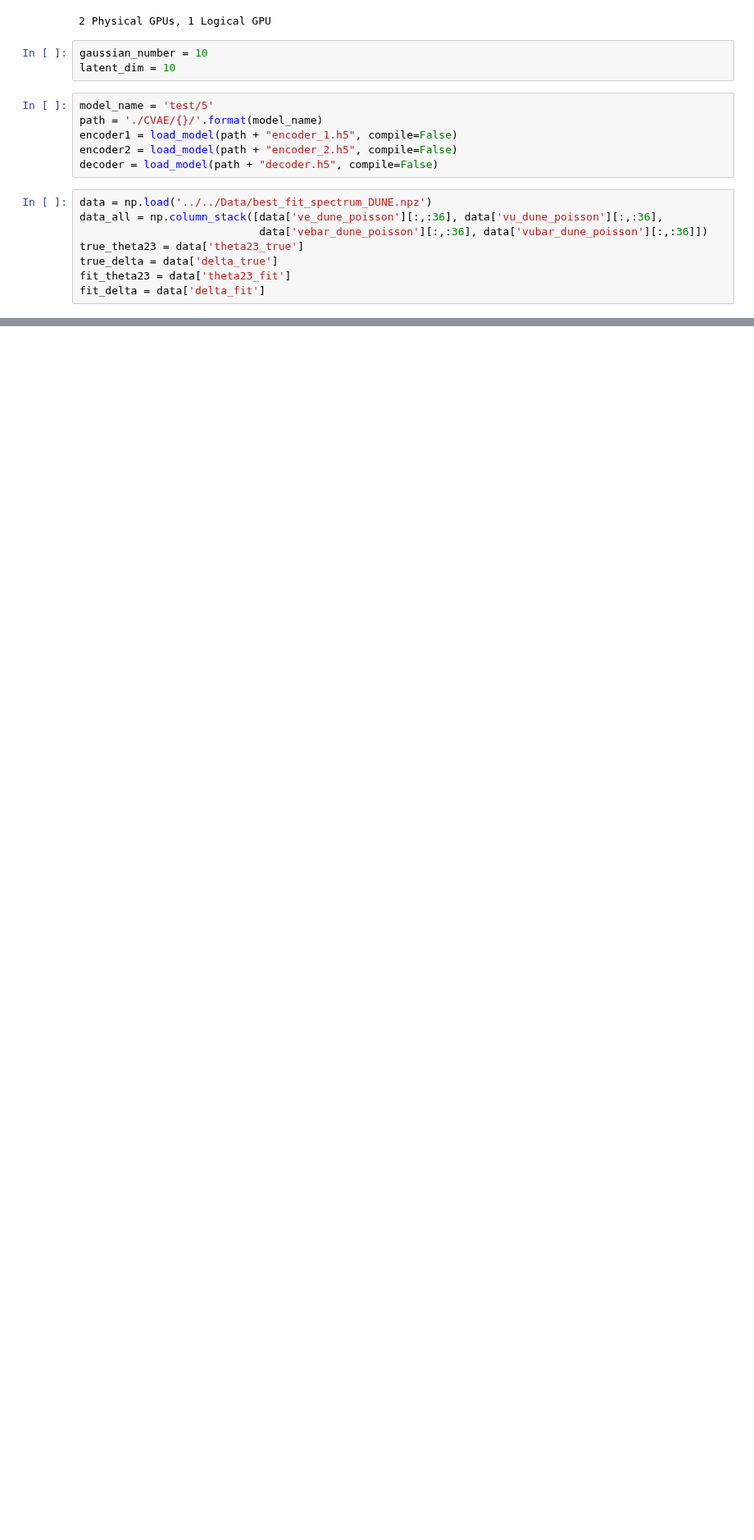
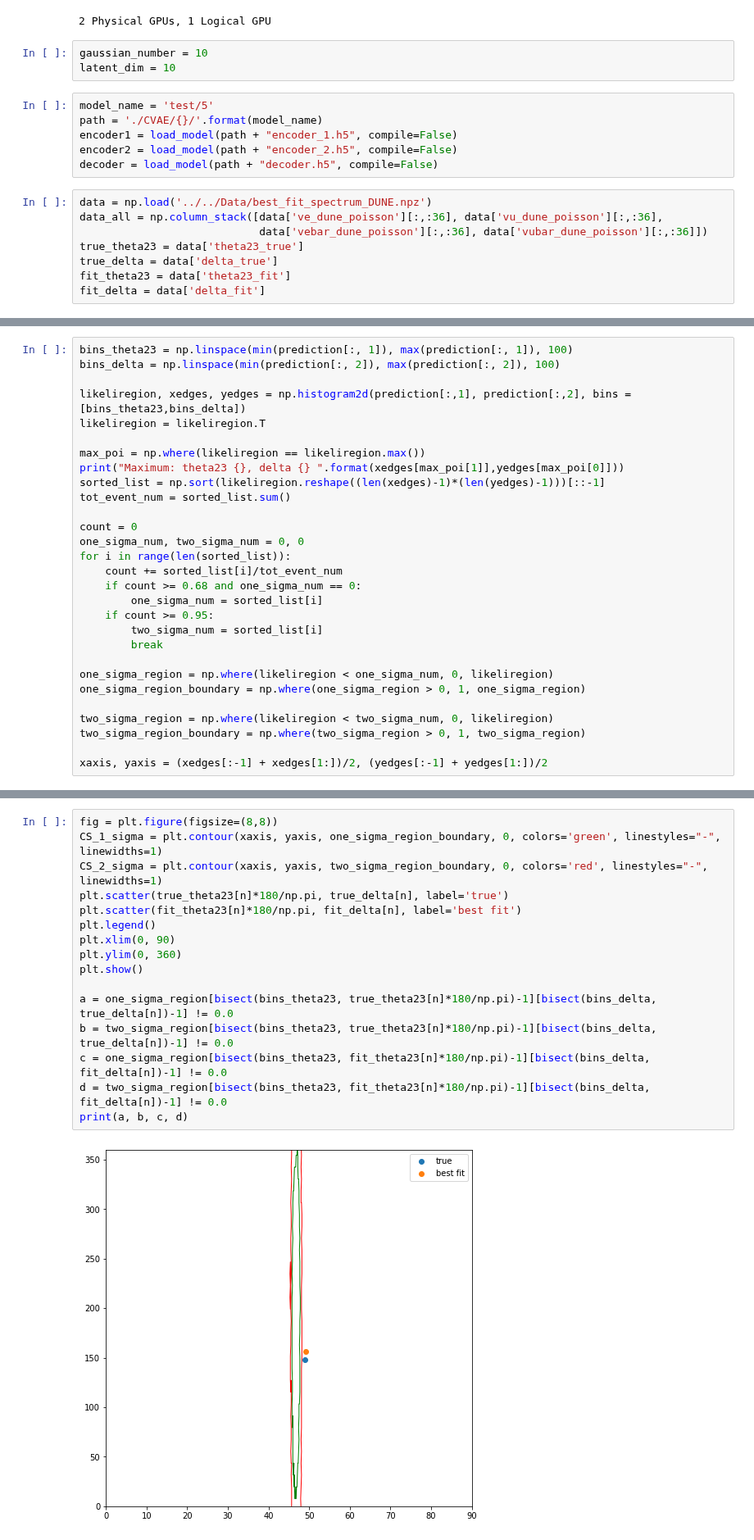
Before and after one commit to davidho27941/ML4NO, a Jupyter notebook: ML_DUNE/Regression/true_ML_BestFit_CVAE.ipynb, the cells around one changed output, grey strips where cells are left out. Shown at 82% size. Saved outputs shown, nothing was run; the diff lists cells and outputs as text; blank space fills up the shorter version.

```diff
--- a/ML_DUNE/Regression/true_ML_BestFit_CVAE.ipynb
+++ b/ML_DUNE/Regression/true_ML_BestFit_CVAE.ipynb
@@ -100,0 +183,29 @@ plt.show()
+# %%
+bins_theta23 = np.linspace(min(prediction[:, 1]), max(prediction[:, 1]), 100)
+bins_delta = np.linspace(min(prediction[:, 2]), max(prediction[:, 2]), 100)
+
+likeliregion, xedges, yedges = np.histogram2d(prediction[:,1], prediction[:,2], bins = [bins_theta23,bins_delta])
+likeliregion = likeliregion.T
+
+max_poi = np.where(likeliregion == likeliregion.max())
+print("Maximum: theta23 {}, delta {} ".format(xedges[max_poi[1]],yedges[max_poi[0]]))
+sorted_list = np.sort(likeliregion.reshape((len(xedges)-1)*(len(yedges)-1)))[::-1]
+tot_event_num = sorted_list.sum()
+
+count = 0
+one_sigma_num, two_sigma_num = 0, 0
+for i in range(len(sorted_list)):
+    count += sorted_list[i]/tot_event_num
+    if count >= 0.68 and one_sigma_num == 0:
+        one_sigma_num = sorted_list[i]
+    if count >= 0.95:
+        two_sigma_num = sorted_list[i]
+        break
+
+one_sigma_region = np.where(likeliregion < one_sigma_num, 0, likeliregion)
+one_sigma_region_boundary = np.where(one_sigma_region > 0, 1, one_sigma_region)
+
+two_sigma_region = np.where(likeliregion < two_sigma_num, 0, likeliregion)
+two_sigma_region_boundary = np.where(two_sigma_region > 0, 1, two_sigma_region)
+
+xaxis, yaxis = (xedges[:-1] + xedges[1:])/2, (yedges[:-1] + yedges[1:])/2
@@ -100,0 +214,18 @@ plt.show()
+# %%
+fig = plt.figure(figsize=(8,8))
+CS_1_sigma = plt.contour(xaxis, yaxis, one_sigma_region_boundary, 0, colors='green', linestyles="-", linewidths=1)
+CS_2_sigma = plt.contour(xaxis, yaxis, two_sigma_region_boundary, 0, colors='red', linestyles="-", linewidths=1)
+plt.scatter(true_theta23[n]*180/np.pi, true_delta[n], label='true')
+plt.scatter(fit_theta23[n]*180/np.pi, fit_delta[n], label='best fit')
+plt.legend()
+plt.xlim(0, 90)
+plt.ylim(0, 360)
+plt.show()
+
+a = one_sigma_region[bisect(bins_theta23, true_theta23[n]*180/np.pi)-1][bisect(bins_delta, true_delta[n])-1] != 0.0
+b = two_sigma_region[bisect(bins_theta23, true_theta23[n]*180/np.pi)-1][bisect(bins_delta, true_delta[n])-1] != 0.0
+c = one_sigma_region[bisect(bins_theta23, fit_theta23[n]*180/np.pi)-1][bisect(bins_delta, fit_delta[n])-1] != 0.0
+d = two_sigma_region[bisect(bins_theta23, fit_theta23[n]*180/np.pi)-1][bisect(bins_delta, fit_delta[n])-1] != 0.0
+print(a, b, c, d)
+# %% [output]
+[figure, added]
```
Also changed, not shown: parts of 11 cells of this notebook, 4 other files.
